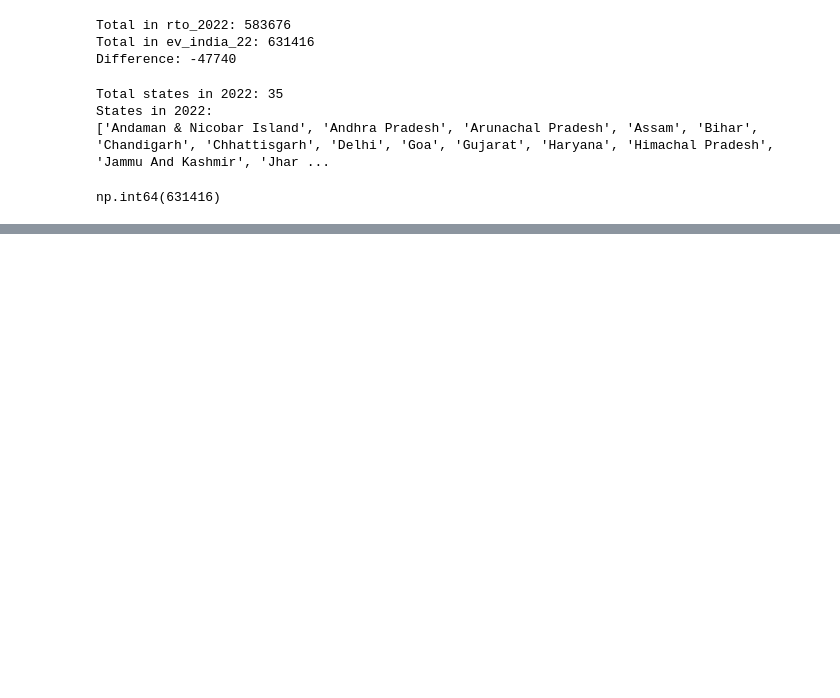
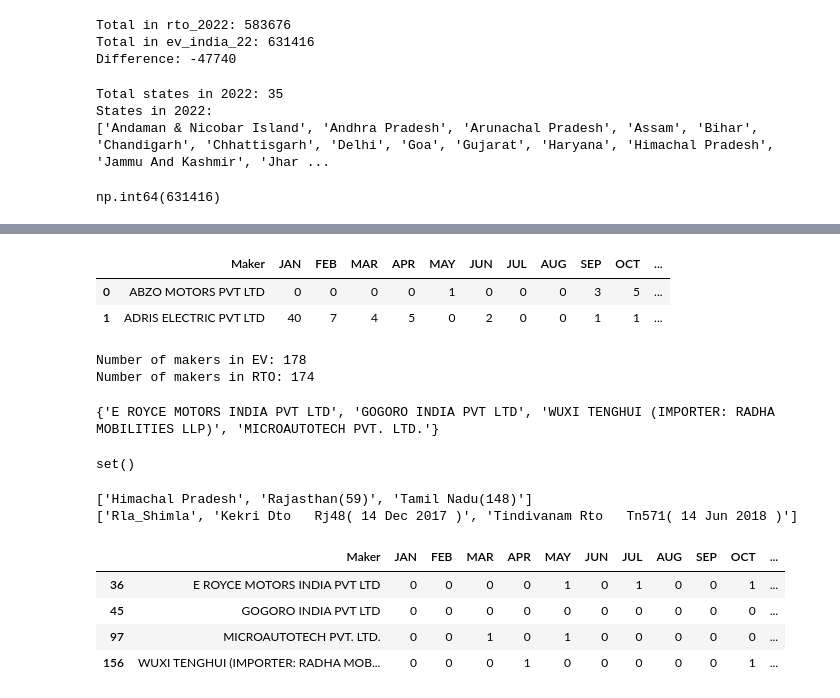
Before and after one commit to e3electricAI/VahanDataScrapper, a Jupyter notebook: scripts/notebook.ipynb, the cells around one changed output, grey strips where cells are left out. Saved outputs shown, nothing was run; the diff lists cells and outputs as text; code cells hidden in the pictures; blank space fills up the shorter version.

```diff
--- a/scripts/notebook.ipynb
+++ b/scripts/notebook.ipynb
@@ -466,0 +711,6 @@ np.int64(631416)
+# %%
+import pandas as pd
+
+rto_2023 = pd.read_excel('./rto_2023.xlsx')
+
+rto_2023.head(2)
@@ -466,0 +721,51 @@ np.int64(631416)
+# %%
+ev_2023 = pd.read_excel('./ev_2023.xlsx')
+
+ev_2023.head(2)
+# %% [output]
+|  | Maker | JAN | FEB | MAR | APR | MAY | JUN | JUL | AUG | SEP | OCT | ... |
+| 0 | ABZO MOTORS PVT LTD | 0 | 0 | 0 | 0 | 1 | 0 | 0 | 0 | 3 | 5 | ... |
+| 1 | ADRIS ELECTRIC PVT LTD | 40 | 7 | 4 | 5 | 0 | 2 | 0 | 0 | 1 | 1 | ... |
+# %%
+rto_makers = rto_2023['Maker'].unique().tolist()
+ev_makers = ev_2023['Maker'].unique().tolist()
+
+num_makers_ev = len(ev_makers)
+num_makers_rto = len(rto_makers)
+
+print("Number of makers in EV:", num_makers_ev)
+print("Number of makers in RTO:", num_makers_rto)
+# %% [output]
+Number of makers in EV: 178
+Number of makers in RTO: 174
+# %%
+extra_makers_ev = set(ev_makers) - set(rto_makers)
+
+print(extra_makers_ev)
+# %% [output]
+{'E ROYCE MOTORS INDIA PVT LTD', 'GOGORO INDIA PVT LTD', 'WUXI TENGHUI (IMPORTER: RADHA MOBILITIES LLP)', 'MICROAUTOTECH PVT. LTD.'}
+# %%
+extra_makers_rto = set(rto_makers) - set(ev_makers)
+
+print(extra_makers_rto)
+# %% [output]
+set()
+# %%
+faulty_makers_df = rto_2023[rto_2023['Maker'].isin(extra_makers_rto)]
+
+faulty_states = faulty_makers_df['State'].unique().tolist()
+faulty_rtos = faulty_makers_df['RTO'].unique().tolist()
+
+print(faulty_states)
+print(faulty_rtos)
+# %% [output]
+['Himachal Pradesh', 'Rajasthan(59)', 'Tamil Nadu(148)']
+['Rla_Shimla', 'Kekri Dto   Rj48( 14 Dec 2017 )', 'Tindivanam Rto   Tn571( 14 Jun 2018 )']
+# %%
+ev_2023[ev_2023['Maker'].isin(extra_makers_ev)]
+# %% [output]
+|  | Maker | JAN | FEB | MAR | APR | MAY | JUN | JUL | AUG | SEP | OCT | ... |
+| 36 | E ROYCE MOTORS INDIA PVT LTD | 0 | 0 | 0 | 0 | 1 | 0 | 1 | 0 | 0 | 1 | ... |
+| 45 | GOGORO INDIA PVT LTD | 0 | 0 | 0 | 0 | 0 | 0 | 0 | 0 | 0 | 0 | ... |
+| 97 | MICROAUTOTECH PVT. LTD. | 0 | 0 | 1 | 0 | 1 | 0 | 0 | 0 | 0 | 0 | ... |
+| 156 | WUXI TENGHUI (IMPORTER: RADHA MOB... | 0 | 0 | 0 | 1 | 0 | 0 | 0 | 0 | 0 | 1 | ... |
```
Also changed, not shown: parts of 22 cells of this notebook, 4 other files.
